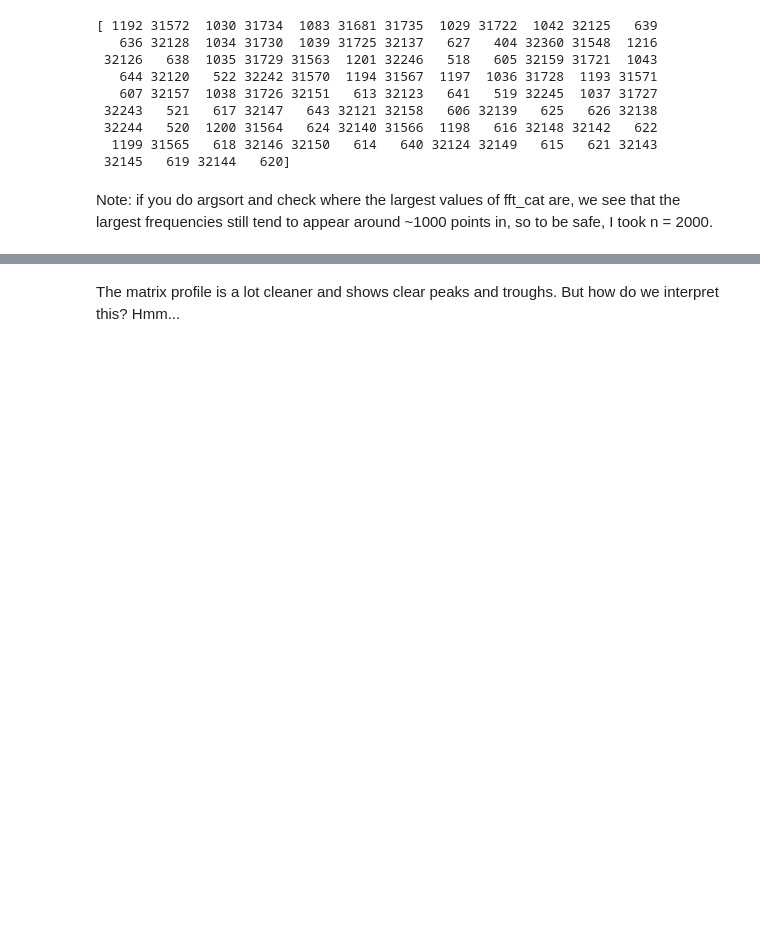
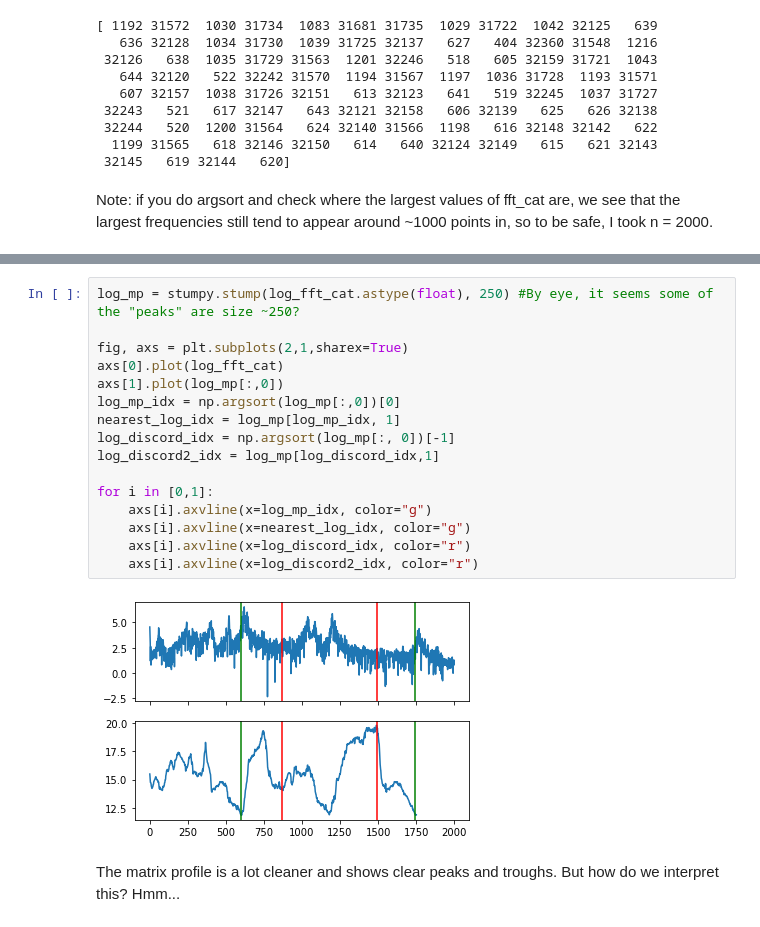
Before and after one commit to twan3617/anomalies, a Jupyter notebook: Example_Data_Sandia.ipynb, the cells around one changed output, grey strips where cells are left out. Saved outputs shown, nothing was run; the diff lists cells and outputs as text; blank space fills up the shorter version.

Commit message:
added vlines for fft plot

```diff
--- a/Example_Data_Sandia.ipynb
+++ b/Example_Data_Sandia.ipynb
@@ -416,3 +409,21 @@ plt.plot(log_mp[:,0])
+# %%
+log_mp = stumpy.stump(log_fft_cat.astype(float), 250) #By eye, it seems some of the "peaks" are size ~250?
+
+fig, axs = plt.subplots(2,1,sharex=True)
+axs[0].plot(log_fft_cat)
+axs[1].plot(log_mp[:,0])
+log_mp_idx = np.argsort(log_mp[:,0])[0]
+nearest_log_idx = log_mp[log_mp_idx, 1]
+log_discord_idx = np.argsort(log_mp[:, 0])[-1]
+log_discord2_idx = log_mp[log_discord_idx,1]
+
+for i in [0,1]:
+    axs[i].axvline(x=log_mp_idx, color="g")
+    axs[i].axvline(x=nearest_log_idx, color="g")
+    axs[i].axvline(x=log_discord_idx, color="r")
+    axs[i].axvline(x=log_discord2_idx, color="r")
+# %% [output]
+[figure, added]
 # %% [markdown]
 The matrix profile is a lot cleaner and shows clear peaks and troughs. But how do we interpret this? Hmm...
 # %% [markdown]
```
Also changed, not shown: parts of 4 cells of this notebook.
